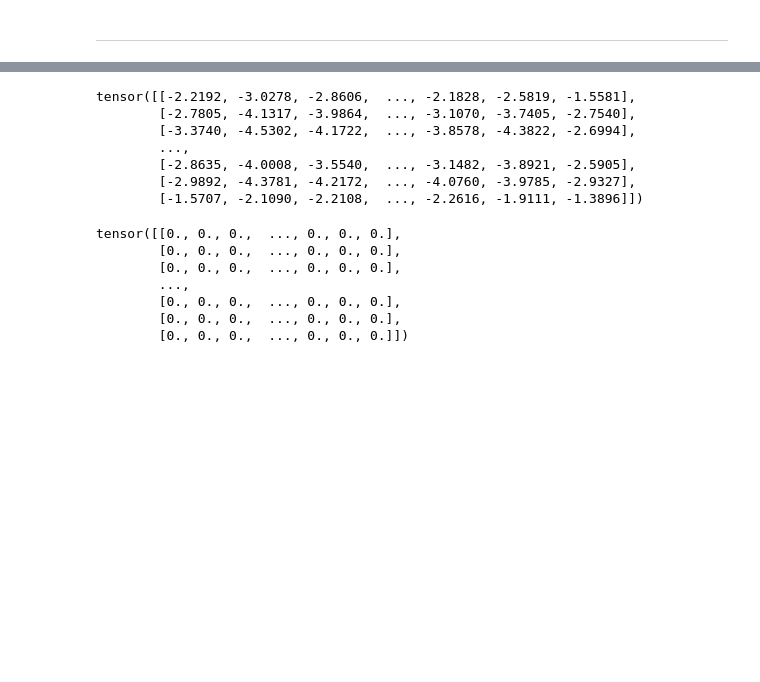
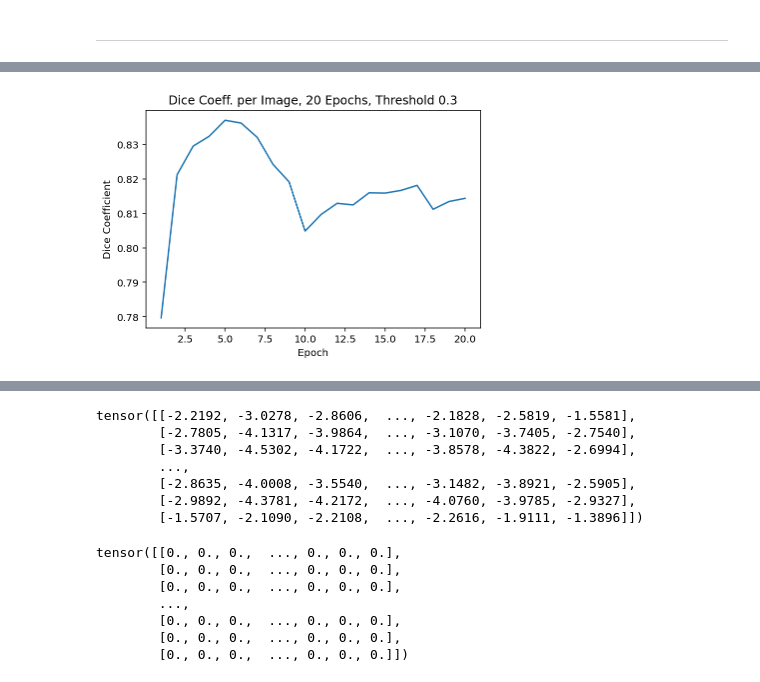
Before and after one commit to Angela-Wang111/DSC-180B-Project, a Jupyter notebook: ensemble_model_1.ipynb, the cells around one changed output, grey strips where cells are left out. Cells and saved outputs as stored; diff of their text form; code cells hidden in the pictures; blank space fills up the shorter version.

```diff
--- a/ensemble_model_1.ipynb
+++ b/ensemble_model_1.ipynb
@@ -473,0 +492,8 @@ tensor([0., 1.], device='cuda:0')
+# %%
+sns.lineplot(np.arange(1, 21), val_dice_epoch)
+plt.title("Dice Coeff. per Image, 20 Epochs, Threshold 0.3")
+plt.xlabel('Epoch')
+plt.ylabel('Dice Coefficient')
+plt.savefig('Dice Coefficient per Image Over 20 Epochs of Segmentation Model with Threshold 0.3.png')
+# %% [output]
+[figure, added]
```
Also changed, not shown: parts of 31 cells of this notebook, 4 other files.
